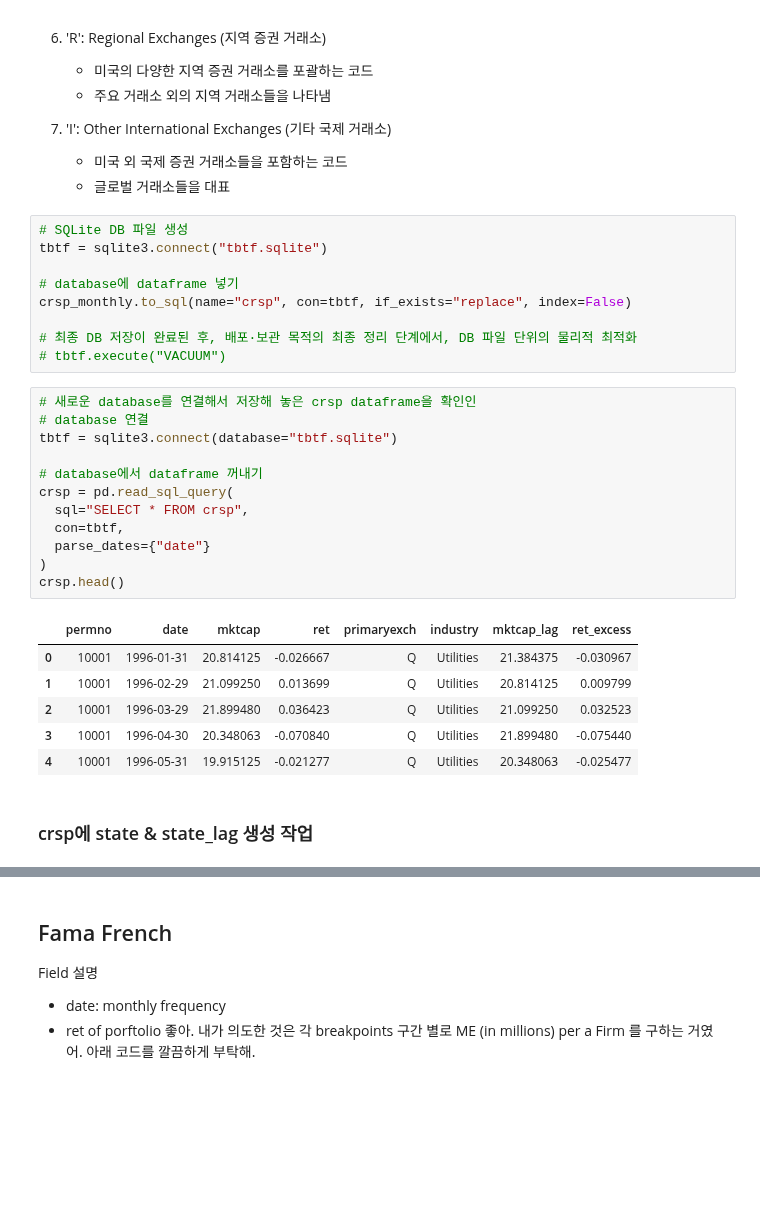
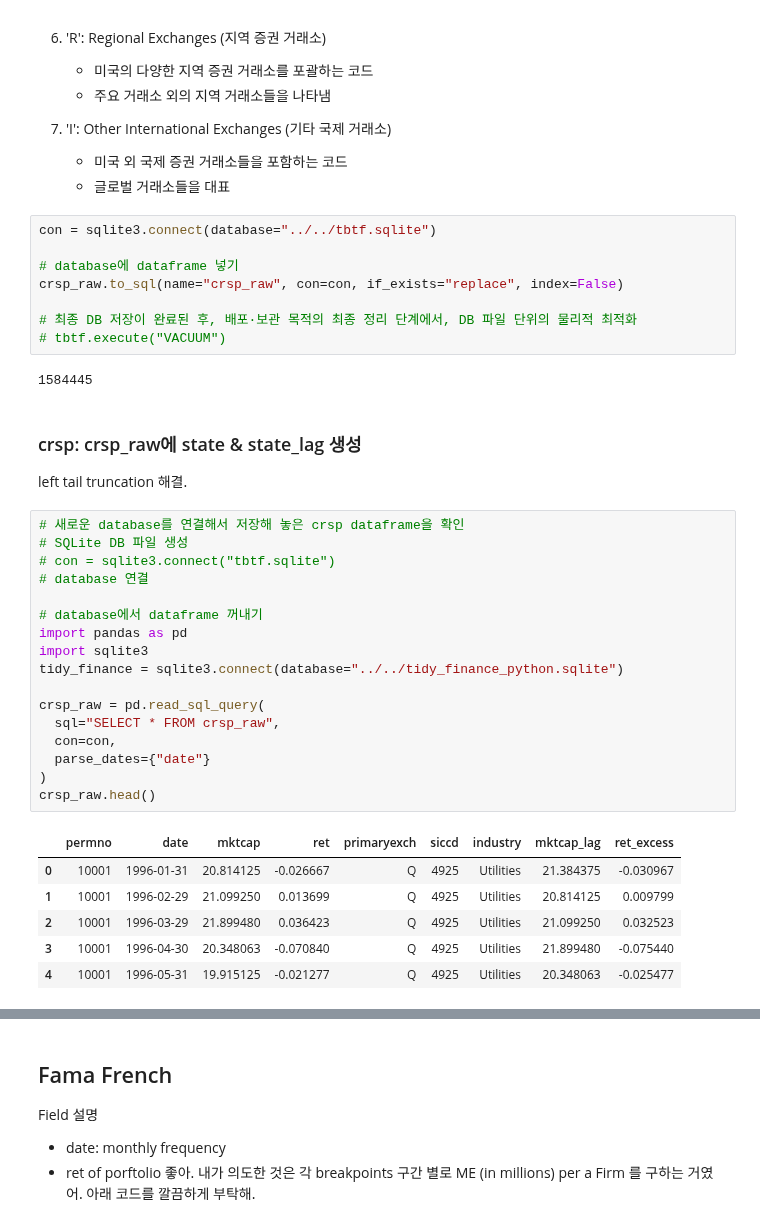
Before and after one commit to primenumbersam/primenumbersam.github.io, a Jupyter notebook: thesis/4_2_data.ipynb, the cells around one changed output, grey strips where cells are left out. Cells and saved outputs as stored; diff of their text form; blank space fills up the shorter version.

```diff
--- a/thesis/4_2_data.ipynb
+++ b/thesis/4_2_data.ipynb
@@ -73,35 +88,43 @@ print(crsp_monthly['primaryexch'].unique())
    - 미국 외 국제 증권 거래소들을 포함하는 코드
    - 글로벌 거래소들을 대표
 # %%
-# SQLite DB 파일 생성
-tbtf = sqlite3.connect("tbtf.sqlite")
+con = sqlite3.connect(database="../../tbtf.sqlite")
 
 # database에 dataframe 넣기
-crsp_monthly.to_sql(name="crsp", con=tbtf, if_exists="replace", index=False)
+crsp_raw.to_sql(name="crsp_raw", con=con, if_exists="replace", index=False)
 
 # 최종 DB 저장이 완료된 후, 배포·보관 목적의 최종 정리 단계에서, DB 파일 단위의 물리적 최적화
 # tbtf.execute("VACUUM")
+# %% [output]
+1584445
+# %% [markdown]
+### crsp: crsp_raw에 state & state_lag 생성
+
+left tail truncation 해결.
 # %%
-# 새로운 database를 연결해서 저장해 놓은 crsp dataframe을 확인인
+# 새로운 database를 연결해서 저장해 놓은 crsp dataframe을 확인
+# SQLite DB 파일 생성
+# con = sqlite3.connect("tbtf.sqlite")
 # database 연결
-tbtf = sqlite3.connect(database="tbtf.sqlite")
 
 # database에서 dataframe 꺼내기
-crsp = pd.read_sql_query(
-  sql="SELECT * FROM crsp",
-  con=tbtf,
+import pandas as pd
+import sqlite3
+tidy_finance = sqlite3.connect(database="../../tidy_finance_python.sqlite")
+
+crsp_raw = pd.read_sql_query(
+  sql="SELECT * FROM crsp_raw",
+  con=con,
   parse_dates={"date"}
 )
-crsp.head()
+crsp_raw.head()
 # %% [output]
-|  | permno | date | mktcap | ret | primaryexch | industry | mktcap_lag | ret_excess |
-| 0 | 10001 | 1996-01-31 | 20.814125 | -0.026667 | Q | Utilities | 21.384375 | -0.030967 |
-| 1 | 10001 | 1996-02-29 | 21.099250 | 0.013699 | Q | Utilities | 20.814125 | 0.009799 |
-| 2 | 10001 | 1996-03-29 | 21.899480 | 0.036423 | Q | Utilities | 21.099250 | 0.032523 |
-| 3 | 10001 | 1996-04-30 | 20.348063 | -0.070840 | Q | Utilities | 21.899480 | -0.075440 |
-| 4 | 10001 | 1996-05-31 | 19.915125 | -0.021277 | Q | Utilities | 20.348063 | -0.025477 |
+|  | permno | date | mktcap | ret | primaryexch | siccd | industry | mktcap_lag | ret_excess |
+| 0 | 10001 | 1996-01-31 | 20.814125 | -0.026667 | Q | 4925 | Utilities | 21.384375 | -0.030967 |
+| 1 | 10001 | 1996-02-29 | 21.099250 | 0.013699 | Q | 4925 | Utilities | 20.814125 | 0.009799 |
+| 2 | 10001 | 1996-03-29 | 21.899480 | 0.036423 | Q | 4925 | Utilities | 21.099250 | 0.032523 |
+| 3 | 10001 | 1996-04-30 | 20.348063 | -0.070840 | Q | 4925 | Utilities | 21.899480 | -0.075440 |
+| 4 | 10001 | 1996-05-31 | 19.915125 | -0.021277 | Q | 4925 | Utilities | 20.348063 | -0.025477 |
-# %% [markdown]
-### crsp에 state & state_lag 생성 작업
 # %%
 from pandas.tseries.offsets import MonthEnd
 
```
Also changed, not shown: parts of 8 cells of this notebook, 34 other files.
